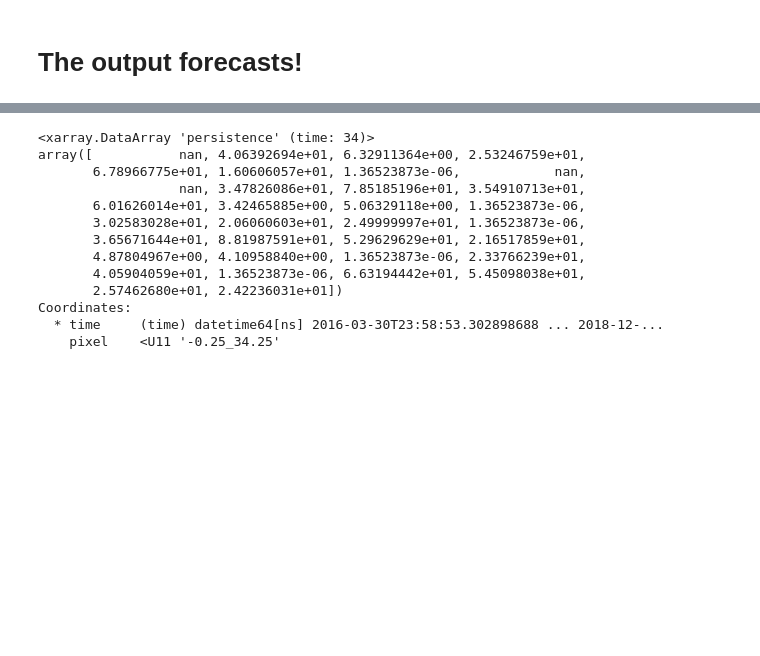
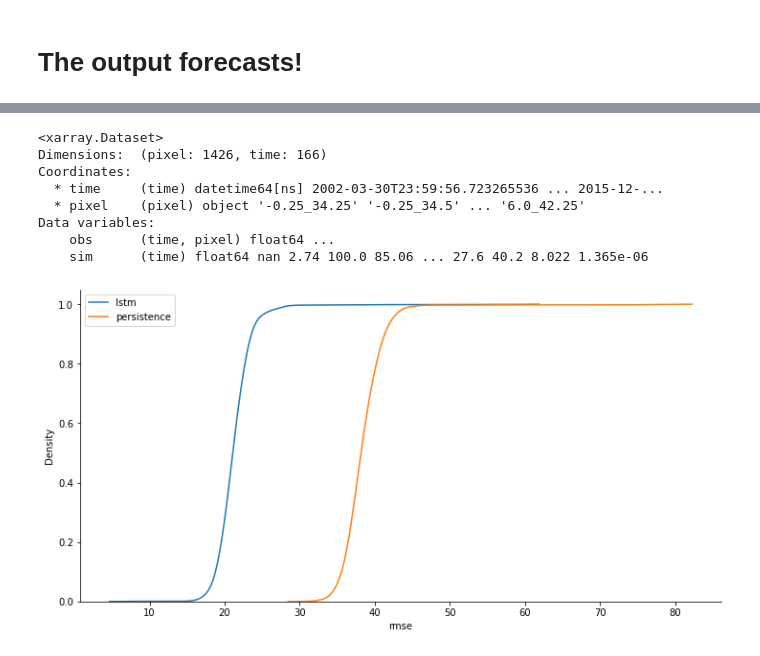
Before and after one commit to tommylees112/spatio_temporal, a Jupyter notebook: notebooks/kenya_VHI.ipynb, the cells around one changed output, grey strips where cells are left out. Drawn from its saved outputs; the diff is of its cells as text; code cells hidden in the pictures; blank space fills up the shorter version.

```diff
--- a/notebooks/kenya_VHI.ipynb
+++ b/notebooks/kenya_VHI.ipynb
@@ -194,18 +199,15 @@ for _ in range(2):
 # %%
-persistence = preds["obs"].isel(pixel=0).shift(time=1)
+obs = preds["obs"].copy()
+sim = preds["obs"].isel(pixel=0).shift(time=1).rename("sim")
+persistence = xr.merge([obs, sim])
 # %%
-persistence.rename("persistence")
+persistence
 # %% [output]
-<xarray.DataArray 'persistence' (time: 34)>
-array([           nan, 4.06392694e+01, 6.32911364e+00, 2.53246759e+01,
-       6.78966775e+01, 1.60606057e+01, 1.36523873e-06,            nan,
-                  nan, 3.47826086e+01, 7.85185196e+01, 3.54910713e+01,
-       6.01626014e+01, 3.42465885e+00, 5.06329118e+00, 1.36523873e-06,
-       3.02583028e+01, 2.06060603e+01, 2.49999997e+01, 1.36523873e-06,
-       3.65671644e+01, 8.81987591e+01, 5.29629629e+01, 2.16517859e+01,
-       4.87804967e+00, 4.10958840e+00, 1.36523873e-06, 2.33766239e+01,
-       4.05904059e+01, 1.36523873e-06, 6.63194442e+01, 5.45098038e+01,
-       2.57462680e+01, 2.42236031e+01])
+<xarray.Dataset>
+Dimensions:  (pixel: 1426, time: 166)
 Coordinates:
-  * time     (time) datetime64[ns] 2016-03-30T23:58:53.302898688 ... 2018-12-...
-    pixel    <U11 '-0.25_34.25'
+  * time     (time) datetime64[ns] 2002-03-30T23:59:56.723265536 ... 2015-12-...
+  * pixel    (pixel) object '-0.25_34.25' '-0.25_34.5' ... '6.0_42.25'
+Data variables:
+    obs      (time, pixel) float64 ...
+    sim      (time) float64 nan 2.74 100.0 85.06 ... 27.6 40.2 8.022 1.365e-06
@@ -211,0 +255,11 @@ Coordinates:
+# %%
+lstm_error = calculate_error_metrics_sklearn(preds)
+persistence_error = calculate_error_metrics_sklearn(persistence)
+# %%
+f, ax = plt.subplots(figsize=(12, 6))
+sns.kdeplot(lstm_error.rmse, cumulative=True, ax=ax, label="lstm")
+sns.kdeplot(persistence_error.rmse, cumulative=True, ax=ax, label="persistence")
+plt.legend()
+sns.despine()
+# %% [output]
+[figure, added]
```
Also changed, not shown: parts of 12 cells of this notebook, 16 other files.
